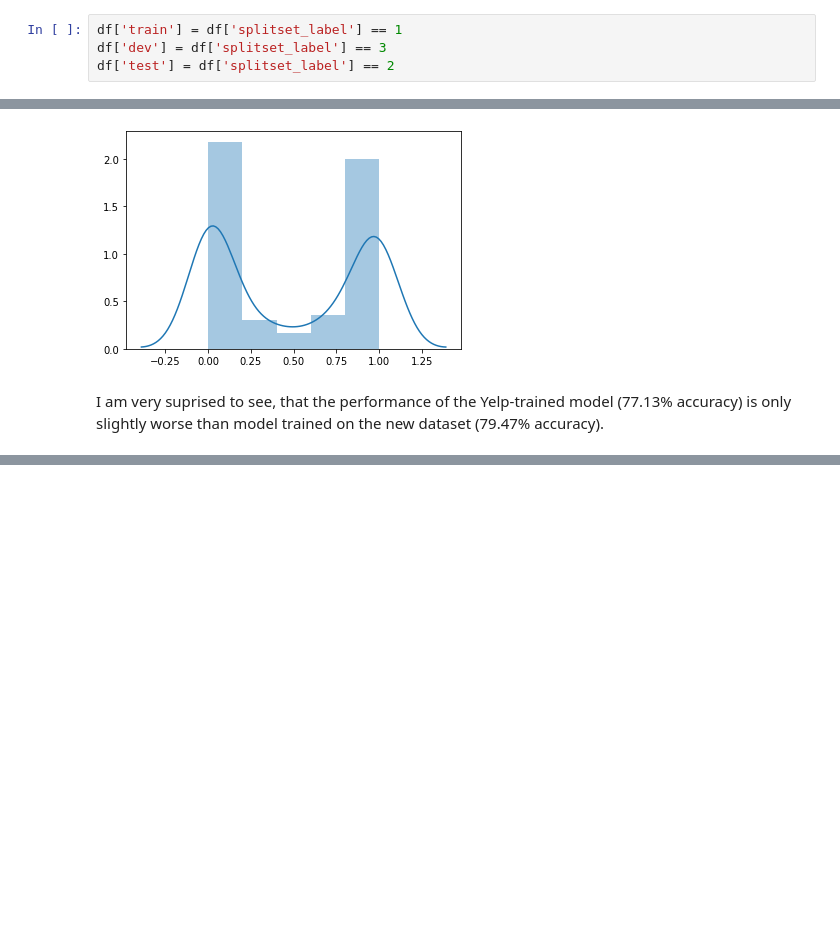
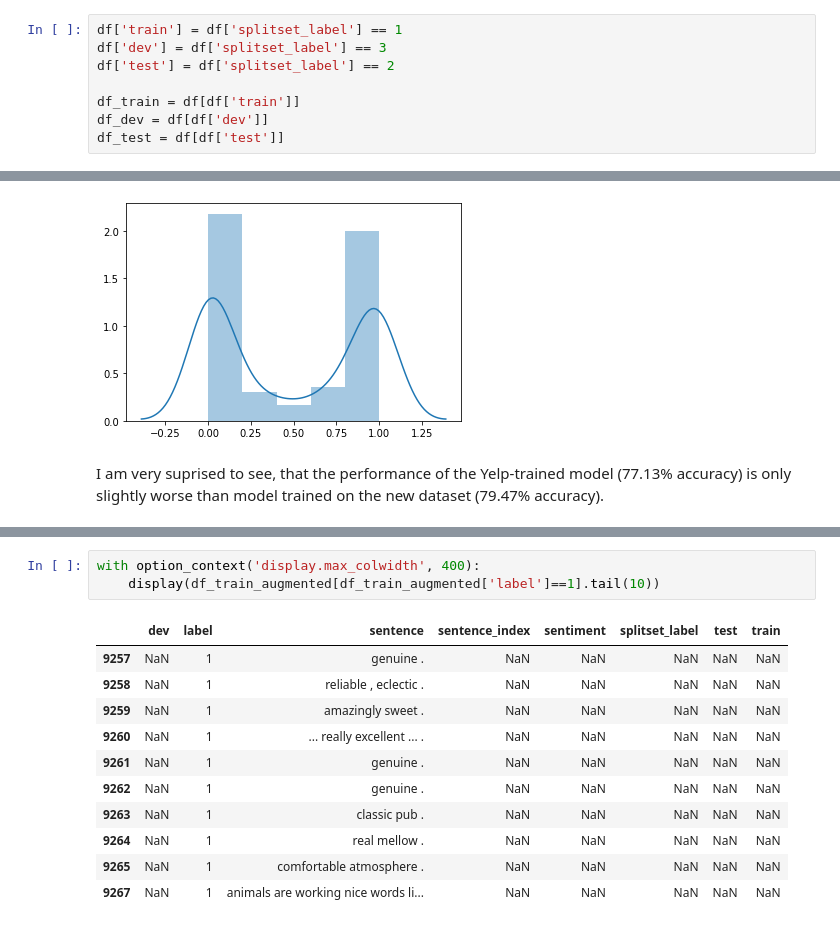
Before and after one commit to kaletap/nlp-experiments, a Jupyter notebook: stanford_treebank.ipynb, the cells around one changed output, grey strips where cells are left out. Cells and saved outputs as stored; diff of their text form; blank space fills up the shorter version.

```diff
--- a/stanford_treebank.ipynb
+++ b/stanford_treebank.ipynb
@@ -103,6 +103,10 @@ df['label'] = [1 if sentiment > 0.5 else 0 for sentiment in df['sentiment']]
 df['train'] = df['splitset_label'] == 1
 df['dev'] = df['splitset_label'] == 3
 df['test'] = df['splitset_label'] == 2
+
+df_train = df[df['train']]
+df_dev = df[df['dev']]
+df_test = df[df['test']]
 # %%
 df.head()
 # %% [output]
@@ -212,0 +291,15 @@ I am very suprised to see, that the performance of the Yelp-trained model (77.13
+# %%
+with option_context('display.max_colwidth', 400):
+    display(df_train_augmented[df_train_augmented['label']==1].tail(10))
+# %% [output]
+|  | dev | label | sentence | sentence_index | sentiment | splitset_label | test | train |
+| 9257 | NaN | 1 | genuine . | NaN | NaN | NaN | NaN | NaN |
+| 9258 | NaN | 1 | reliable , eclectic . | NaN | NaN | NaN | NaN | NaN |
+| 9259 | NaN | 1 | amazingly sweet . | NaN | NaN | NaN | NaN | NaN |
+| 9260 | NaN | 1 | ... really excellent ... . | NaN | NaN | NaN | NaN | NaN |
+| 9261 | NaN | 1 | genuine . | NaN | NaN | NaN | NaN | NaN |
+| 9262 | NaN | 1 | genuine . | NaN | NaN | NaN | NaN | NaN |
+| 9263 | NaN | 1 | classic pub . | NaN | NaN | NaN | NaN | NaN |
+| 9264 | NaN | 1 | real mellow . | NaN | NaN | NaN | NaN | NaN |
+| 9265 | NaN | 1 | comfortable atmosphere . | NaN | NaN | NaN | NaN | NaN |
+| 9267 | NaN | 1 | animals are working nice words li... | NaN | NaN | NaN | NaN | NaN |
```
Also changed, not shown: parts of 17 cells of this notebook.
